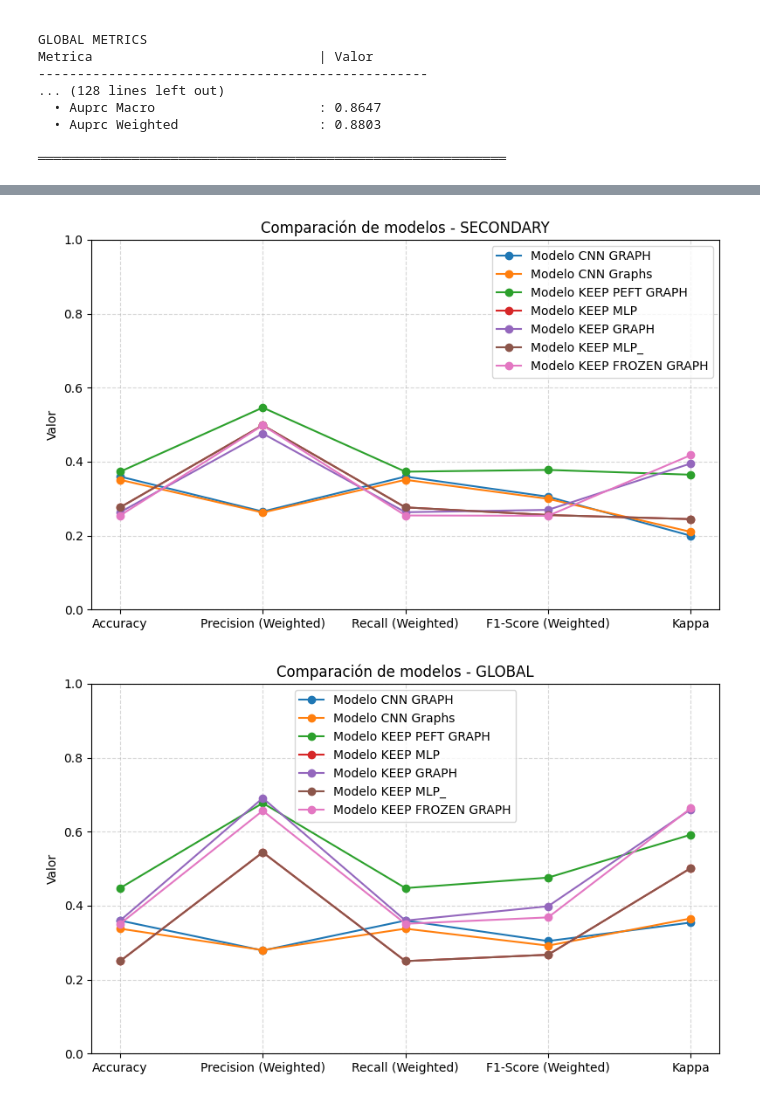
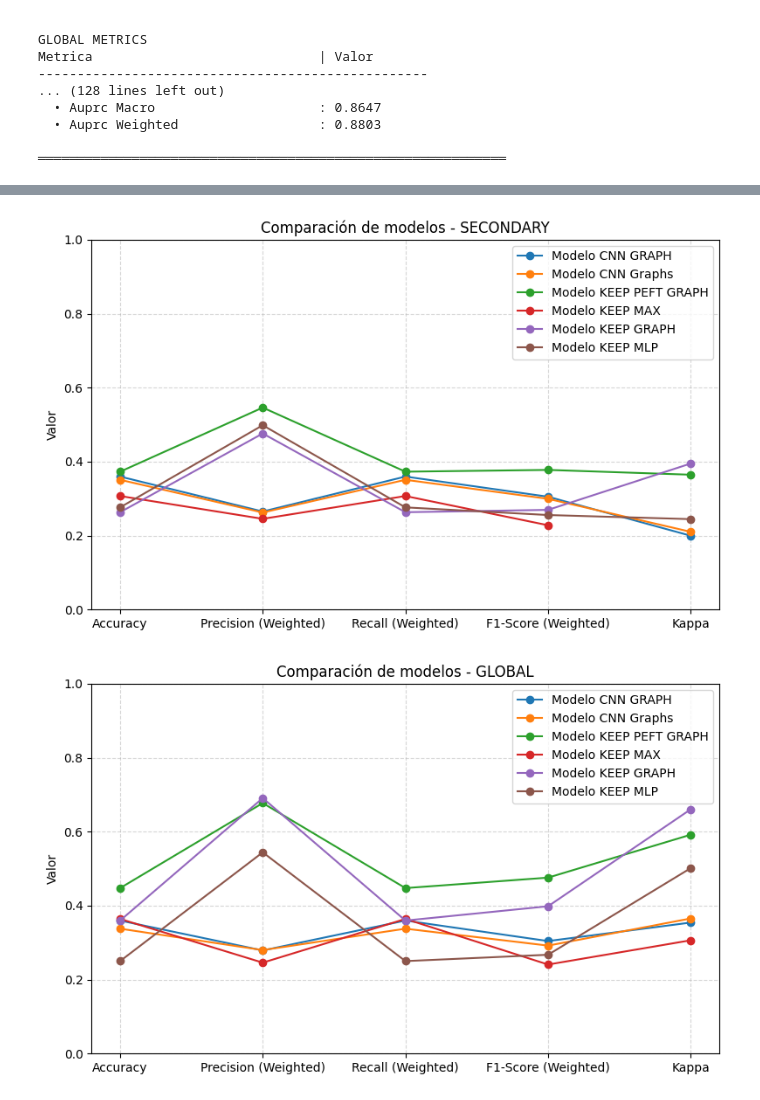
Before and after one commit to Nataliah612/Prost_Graph, a Jupyter notebook: notebooks/results_visualization.ipynb, the cells around one changed output, grey strips where cells are left out. Saved outputs shown, nothing was run; the diff lists cells and outputs as text; code cells hidden in the pictures.

```diff
--- a/notebooks/results_visualization.ipynb
+++ b/notebooks/results_visualization.ipynb
@@ -535,11 +535,10 @@ resultados_modelos = {}
 resultados_modelos["Modelo CNN GRAPH"] = leer_metricas_txt("/workspace/results/20260108_150716_model-CNN_frozen_graph_alphape-0_alphapc-0_AdamW_lrate-1e-05_wdecay-1e-05_batch_size-32_epochs-200/train_log_output.txt")
 resultados_modelos["Modelo CNN Graphs"]= leer_metricas_txt("/workspace/results/20260107_203717_model-CNN_frozen_graph_alphape-0_alphapc-0_AdamW_lrate-1e-05_wdecay-1e-05_batch_size-32_epochs-200/train_log_output.txt")
 resultados_modelos["Modelo KEEP PEFT GRAPH"] = leer_metricas_txt("/workspace/results/20260109_212740_model-KEEP_unfrozen_graph_alphape-0_alphapc-0_AdamW_lrate-1e-05_wdecay-1e-05_batch_size-32_epochs-200/sicap_inference.txt")
-resultados_modelos["Modelo KEEP MLP"] = leer_metricas_txt("/workspace/results/20260131_123948_model-KEEP_frozen_mlp_alphape-0_alphapc-0_AdamW_lrate-1e-05_wdecay-1e-05_batch_size-32_epochs-200/train_log_output.txt")
+resultados_modelos["Modelo KEEP MAX"] = leer_metricas_txt("/workspace/results/20260206_151019_model-KEEP_frozen_max_aggre_alphape-0_alphapc-0_AdamW_lrate-1e-05_wdecay-1e-05_batch_size-32_epochs-200/SICAP_inference.txt")
 resultados_modelos["Modelo KEEP GRAPH"] = leer_metricas_txt("/workspace/results/20260201_065936_model-KEEP_frozen_graph_alphape-0_alphapc-0_AdamW_lrate-1e-05_wdecay-1e-05_batch_size-32_epochs-200/train_log_output.txt")
-resultados_modelos["Modelo KEEP MLP_"] = leer_metricas_txt("/workspace/results/20260203_143154_model-KEEP_frozen_mlp_alphape-0_alphapc-0_AdamW_lrate-1e-05_wdecay-1e-05_batch_size-32_epochs-200/train_log_output.txt")
-resultados_modelos["Modelo KEEP FROZEN GRAPH"] = leer_metricas_txt("/workspace/results/20260204_085448_model-KEEP_frozen_graph_alphape-0_alphapc-0_AdamW_lrate-1e-05_wdecay-1e-05_batch_size-32_epochs-200/train_log_output.txt")
-#resultados_modelos["Modelo CNN GRAPH_"] = leer_metricas_txt("/workspace/results/20260205_052017_model-CNN_frozen_mlp_alphape-0_alphapc-0_AdamW_lrate-1e-05_wdecay-1e-05_batch_size-32_epochs-200/train_log_output.txt")
+resultados_modelos["Modelo KEEP MLP"] = leer_metricas_txt("/workspace/results/20260203_143154_model-KEEP_frozen_mlp_alphape-0_alphapc-0_AdamW_lrate-1e-05_wdecay-1e-05_batch_size-32_epochs-200/train_log_output.txt")
+
 # ---- Tabla ----
 df_resultados = crear_tabla(resultados_modelos)
 print(df_resultados)
@@ -571,2 +570,2 @@ graficos_comp_mdl(resultados_modelos, nivel="GLOBAL")
-[figure, old version]
+[figure, new version]
-[figure, old version]
+[figure, new version]
```
Also changed, not shown: parts of 1 cell of this notebook, 2 other files.
